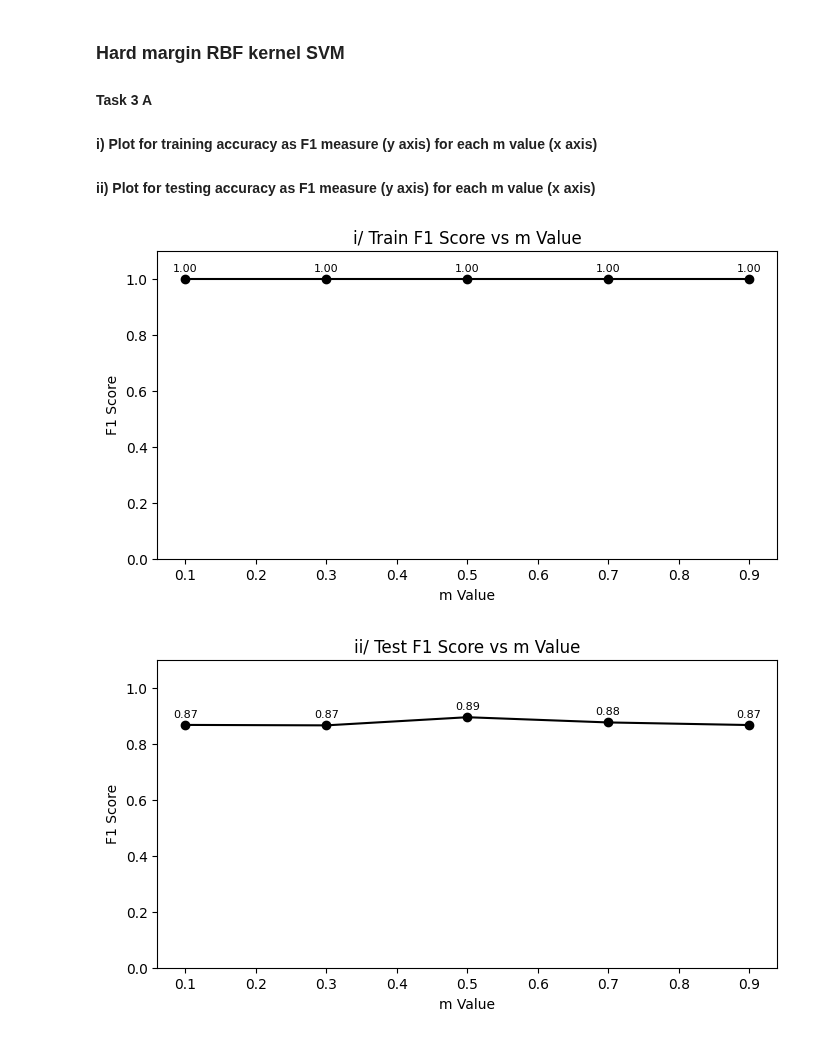
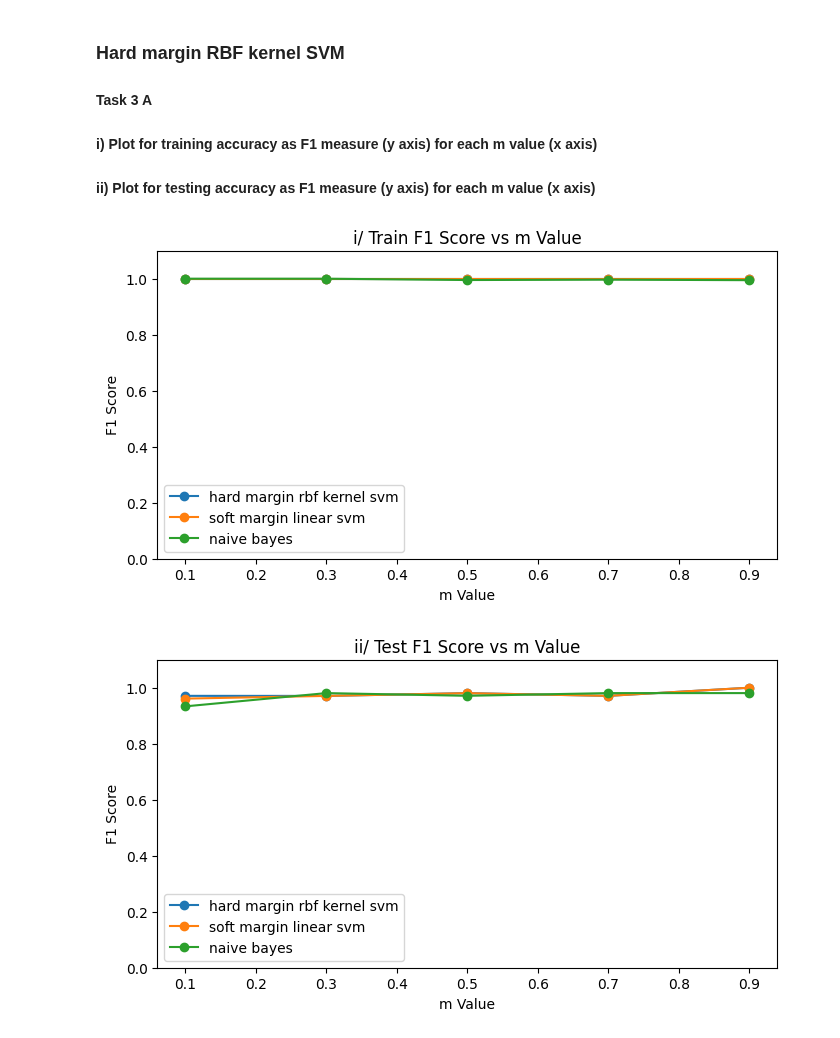
Before and after one commit to Compsci361-Group31/COMPSCI361-Assignment3, a Jupyter notebook: AS03.ipynb, the cells around one changed output. Saved outputs shown, nothing was run; the diff lists cells and outputs as text; code cells hidden in the pictures.

Commit message:
added explanation for hard margin svm, fixed task 1, added soft margin svm and naive bayes to f1 measure plot

```diff
--- a/AS03.ipynb
+++ b/AS03.ipynb
@@ -8,10 +8,10 @@ from sklearn.feature_extraction.text import CountVectorizer
 from matplotlib import pyplot as plt    #For plotting.
 
 
-train_df = pd.read_csv("train.csv")            #Can include stop words here
+train_df = pd.read_csv("train.csv")
 
 def extract_features(fitting_var):
-    cv_all_articles = CountVectorizer(min_df=0.20)
+    cv_all_articles = CountVectorizer()
     cv_all_articles.fit(fitting_var)
     vec = cv_all_articles.transform(fitting_var)
     matrix = vec.toarray()              #Each row an article, each column a word.
@@ -23,10 +23,6 @@ def extract_features(fitting_var):
 y = train_df["Category"].to_numpy()
 unique_classes = np.unique(y)
 print("Unique classes:", unique_classes)
-
-# print(matrix)
-# print(word_bank)
-# print(frequencies)
 # %% [output]
 Unique classes: ['entertainment' 'tech']
 # %% [markdown]
@@ -183,7 +162,7 @@ print(f"{test_df} \n {test_y} \n {test_X}")
 from sklearn.naive_bayes import MultinomialNB
 
 
-X = whole_matrix
+#X = whole_matrix
 y = train_df['Category']
 nb_classifier = MultinomialNB()
 nb_classifier.fit(X, y)
@@ -419,48 +396,85 @@ from sklearn.metrics import f1_score
 
 y = train_df["Category"].to_numpy()
 m_values = [0.1, 0.3, 0.5, 0.7, 0.9]
-train_f1_scores = []
-test_f1_scores = []
+train_f1_scores = {"hard margin rbf kernel svm": [], "soft margin linear svm": [],
+                   "naive bayes": []}
+test_f1_scores = {"hard margin rbf kernel svm": [], "soft margin linear svm": [],
+                  "naive bayes": []}
 for m in m_values:
-    # train a model on the subset of the training data
+    # get training data sub set
     rows = int(m * y.size)
     y_subset = y[0: rows]
     X_subset, whole_word_bank, whole_frequencies, cv_subset = extract_features(train_df['Text'][0:rows])
+
+    # train each model
+    # hard margin rbf svm
     rbf = SVC(kernel='rbf', C=1e10, gamma='auto')
     rbf.fit(X_subset, y_subset)
 
+    # soft margin linear svm
+    soft_linear = SVC(kernel="linear", C=cValue)
+    soft_linear.fit(X_subset, y_subset)
+
+    # naive bayes
+    nb_classifier = MultinomialNB()
+    nb_classifier.fit(X_subset, y_subset)
+
     # get training accuracy as f1-measure
+    # hard margin rbf svm
     y_pred = rbf.predict(X_subset)
     train_f1 = f1_score(y_subset, y_pred, average='macro')
-    train_f1_scores.append(train_f1)
+    train_f1_scores["hard margin rbf kernel svm"].append(train_f1)
+
+    # soft margin linear svm
+    y_pred = soft_linear.predict(X_subset)
+    train_f1 = f1_score(y_subset, y_pred, average='macro')
+    train_f1_scores["soft margin linear svm"].append(train_f1)
+
+    # naive bayes
+    y_pred = nb_classifier.predict(X_subset)
+    train_f1 = f1_score(y_subset, y_pred, average='macro')
+    train_f1_scores["naive bayes"].append(train_f1)
+
 
     # get testing accuracy as f1-measure
-    test_X = cv_subset.transform(test_df['Text']).toarray() # use vectoriser from training to transform data
+    test_X = cv_subset.transform(test_df['Text']).toarray() # use vectoriser from training to transform test data
+    # hard margin rbf svm
     y_pred = rbf.predict(test_X)
     test_f1 = f1_score(test_y, y_pred, average='macro')
-    test_f1_scores.append(test_f1)
+    test_f1_scores["hard margin rbf kernel svm"].append(test_f1)
+
+    # soft margin linear svm
+    y_pred = soft_linear.predict(test_X)
+    test_f1 = f1_score(test_y, y_pred, average='macro')
+    test_f1_scores["soft margin linear svm"].append(test_f1)
+
+    # naive bayes
+    y_pred = nb_classifier.predict(test_X)
+    test_f1 = f1_score(test_y, y_pred, average='macro')
+    test_f1_scores["naive bayes"].append(test_f1)
+
 
 # plot for 3ai: training accuracy f1 score vs m values
 plt.figure(figsize=(8, 4))
-plt.plot(m_values, train_f1_scores, marker='o', label='Train F1', color='black')
-for m, f1 in zip(m_values, train_f1_scores):
-    plt.text(m, f1+0.02, f"{f1:.2f}", ha='center', va='bottom', fontsize=8)
+for model_name, scores in train_f1_scores.items():
+    plt.plot(m_values, scores, marker='o', label=model_name)
 plt.ylim(0, 1.1)
 plt.xlabel('m Value')
 plt.ylabel('F1 Score')
 plt.title('i/ Train F1 Score vs m Value')
+plt.legend()
 plt.show()
 
 # plot for 3aii: test accuracy f1 score vs m values
 plt.figure(figsize=(8, 4))
-plt.plot(m_values, test_f1_scores, marker='o', label='Test F1', color='black')
-for m, f1 in zip(m_values, test_f1_scores):
-    plt.text(m, f1+0.02, f"{f1:.2f}", ha='center', va='bottom', fontsize=8)
+for model_name, scores in test_f1_scores.items():
+    plt.plot(m_values, scores, marker='o', label=model_name)
 plt.ylim(0, 1.1)
 plt.xlabel('m Value')
 plt.ylabel('F1 Score')
 plt.title('ii/ Test F1 Score vs m Value')
+plt.legend()
 plt.show()
 # %% [output]
-[figure, old version]
+[figure, new version]
-[figure, old version]
+[figure, new version]
```
Also changed, not shown: parts of 11 cells of this notebook.
